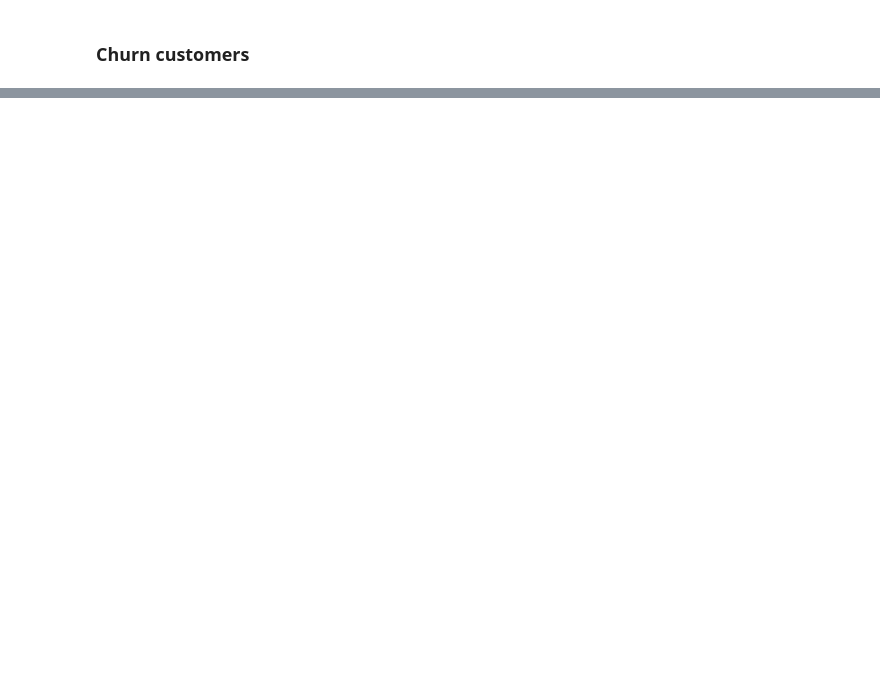
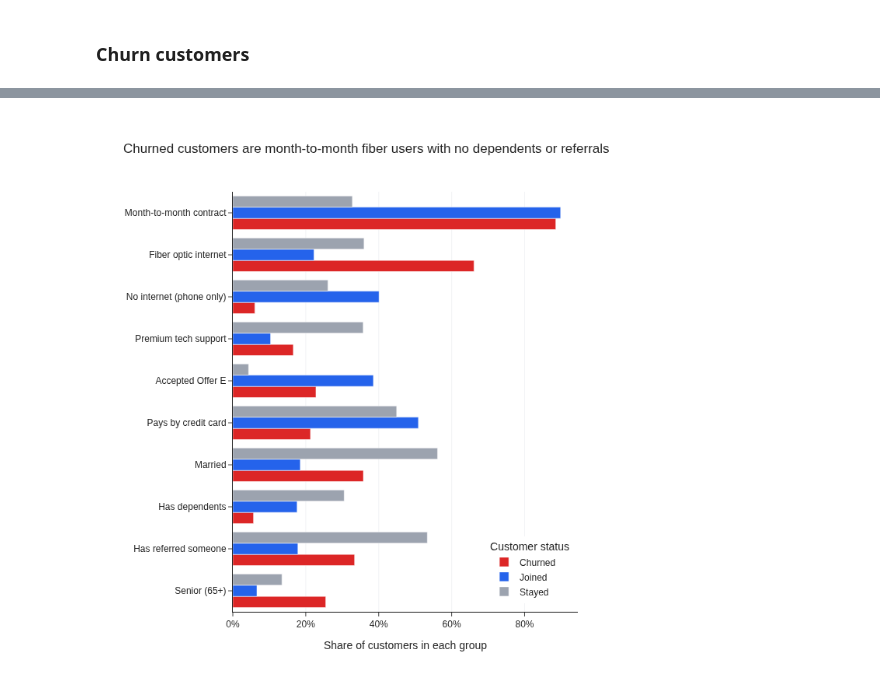
Before and after one commit to subwaymatch/analytics-case-development, a Jupyter notebook: telecom-customer-churn/telecom-customer-churn.ipynb, the cells around one changed output, grey strips where cells are left out. Drawn from its saved outputs; the diff is of its cells as text; code cells hidden in the pictures; blank space fills up the shorter version.

```diff
--- a/telecom-customer-churn/telecom-customer-churn.ipynb
+++ b/telecom-customer-churn/telecom-customer-churn.ipynb
@@ -141,0 +175,20 @@ memory usage: 2.0+ MB
+# %%
+df = df_churn.copy()
+
+internet_addons = [
+    'Online Security', 'Online Backup', 'Device Protection Plan', 'Premium Tech Support',
+    'Streaming TV', 'Streaming Movies', 'Streaming Music', 'Unlimited Data',
+]
+
+df['Offer'] = df['Offer'].fillna('None')
+df['Internet Type'] = df['Internet Type'].fillna('No internet')
+df[internet_addons] = df[internet_addons].fillna('No internet')
+df['Multiple Lines'] = df['Multiple Lines'].fillna('No phone')
+df['Avg Monthly GB Download'] = df['Avg Monthly GB Download'].fillna(0)
+df['Avg Monthly Long Distance Charges'] = df['Avg Monthly Long Distance Charges'].fillna(0)
+
+# 1 = churned during the quarter, 0 = still a customer at the end of the quarter (Stayed or Joined)
+df['Churned'] = (df['Customer Status'] == 'Churned').astype(int)
+
+# Only the churn category/reason columns should still have missing values
+df.isna().sum().loc[lambda s: s > 0]
@@ -145,0 +379,38 @@ memory usage: 2.0+ MB
+# %%
+df_plot = df_profile[share_cols].reset_index().melt(
+    id_vars='Customer Status',
+    var_name='trait',
+    value_name='share',
+)
+
+fig = px.bar(
+    df_plot,
+    x='share',
+    y='trait',
+    color='Customer Status',
+    barmode='group',
+    orientation='h',
+    color_discrete_map={
+        'Churned': COLOR_CHURNED,
+        'Joined': COLOR_JOINED,
+        'Stayed': COLOR_STAYED,
+    },
+    category_orders={
+        'trait': share_cols,
+        'Customer Status': ['Churned', 'Joined', 'Stayed'],
+    },
+    labels={
+        'share': 'Share of customers in each group',
+        'trait': '',
+        'Customer Status': 'Customer status',
+    },
+    title='Churned customers are month-to-month fiber users with no dependents or referrals',
+    height=720,
+)
+
+fig.update_xaxes(tickformat='.0%', showgrid=True, gridcolor='#F3F4F6')
+fig.update_layout(legend=dict(yanchor='bottom', y=0.02, xanchor='right', x=0.98))
+
+fig.show()
+# %% [output]
+[figure, added]
```
Also changed, not shown: parts of 85 cells of this notebook.
